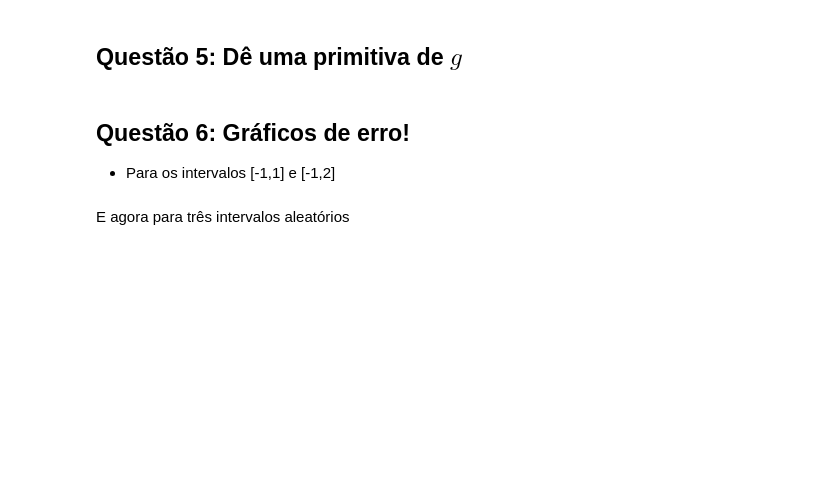
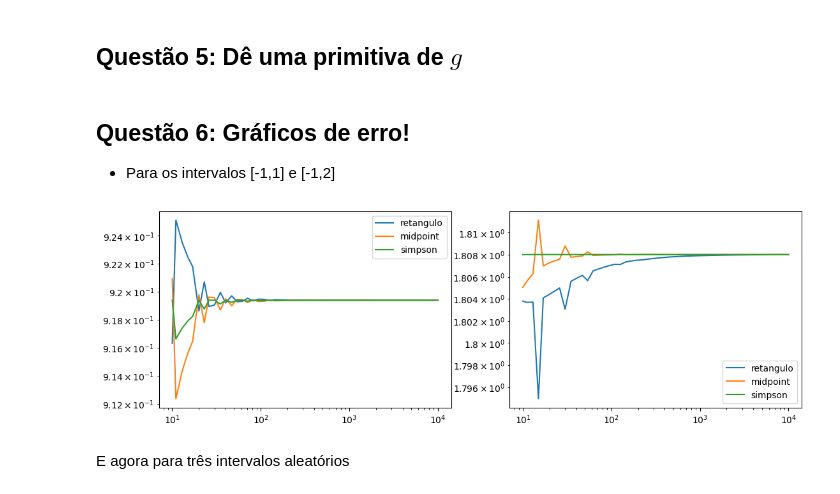
Before and after one commit to Brandirume/Comp.-Cientifica-I, a Jupyter notebook: Teste 6.ipynb, the cells around one changed output. Saved outputs shown, nothing was run; the diff lists cells and outputs as text; code cells hidden in the pictures; blank space fills up the shorter version.

```diff
--- a/Teste 6.ipynb
+++ b/Teste 6.ipynb
@@ -192,9 +193,8 @@ plt.show()
 # %% [markdown]
 ## Questão 5: Dê uma primitiva de $g$
-# %%
-def G(x):
-    # YOUR CODE HERE
-    raise NotImplementedError()
+# %%
+def G(x):
+    return np.sin(x)*np.sign(x)
 # %%
 assert np.abs(df(G,1) - g(1)) < 1e-12
 # %%
@@ -214,2 +209,12 @@ plt.show()
+# %%
+_,axs = plt.subplots(ncols=2, figsize=(13,4))
+a,b = -1,1
+for ax in axs:
+    plt.sca(ax)
+    ans=G(b)-G(a)
+    graph_err(G,a,b,ans)
+    a,b=-1,2
+# %% [output]
+[figure, added]
 # %% [markdown]
 E agora para três intervalos aleatórios
```
Also changed, not shown: parts of 23 cells of this notebook, 14 other files.
